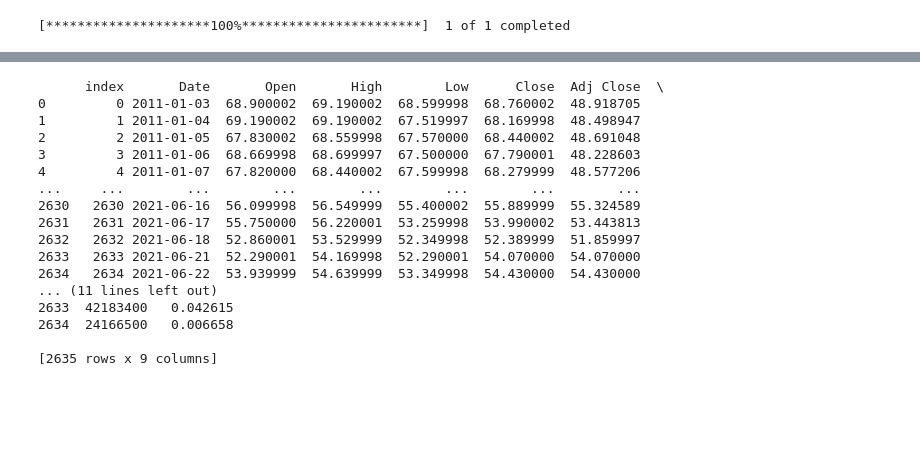
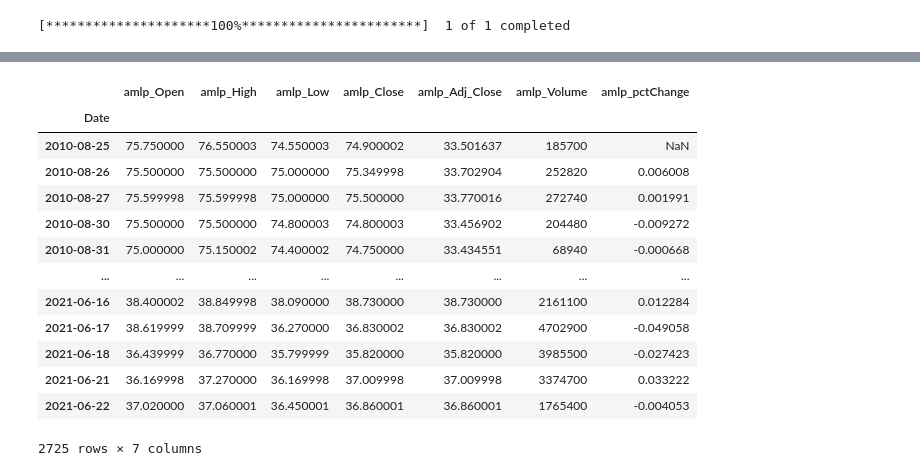
Before and after one commit to jvallikalam1/Project-3, a Jupyter notebook: Project 3.ipynb, the cells around one changed output, grey strips where cells are left out. Drawn from its saved outputs; the diff is of its cells as text; code cells hidden in the pictures; blank space fills up the shorter version.

```diff
--- a/Project 3.ipynb
+++ b/Project 3.ipynb
@@ -47,6 +47,6 @@ xop_df = yf.download("XOP", start="2011-01-01", end="2021-06-23")
 # %% [output]
 [*********************100%***********************]  1 of 1 completed
 # %%
-amlp_df = yf.download("AMLP", start="2011-01-01", end="2021-06-23")
+amlp_df = yf.download("AMLP", start="2010-01-01", end="2021-06-23")
 # %% [output]
 [*********************100%***********************]  1 of 1 completed
@@ -135,22 +116,21 @@ plt.show()
 # %%
-amlp_df = xle_df.reset_index()
+amlp_df = amlp_df.reset_index()
 amlp_df["pctChange"]=amlp_df["Adj Close"].pct_change()
-print(amlp_df)
+amlp_df.columns=['Date','amlp_Open','amlp_High','amlp_Low','amlp_Close','amlp_Adj_Close','amlp_Volume','amlp_pctChange']
+amlp_df.set_index('Date', inplace=True)
+amlp_df
 # %% [output]
+|  | amlp_Open | amlp_High | amlp_Low | amlp_Close | amlp_Adj_Close | amlp_Volume | amlp_pctChange |
+| Date |  |  |  |  |  |  |  |
+| 2010-08-25 | 75.750000 | 76.550003 | 74.550003 | 74.900002 | 33.501637 | 185700 | NaN |
+| 2010-08-26 | 75.500000 | 75.500000 | 75.000000 | 75.349998 | 33.702904 | 252820 | 0.006008 |
+| 2010-08-27 | 75.599998 | 75.599998 | 75.000000 | 75.500000 | 33.770016 | 272740 | 0.001991 |
+| 2010-08-30 | 75.500000 | 75.500000 | 74.800003 | 74.800003 | 33.456902 | 204480 | -0.009272 |
+| 2010-08-31 | 75.000000 | 75.150002 | 74.400002 | 74.750000 | 33.434551 | 68940 | -0.000668 |
+| ... | ... | ... | ... | ... | ... | ... | ... |
+| 2021-06-16 | 38.400002 | 38.849998 | 38.090000 | 38.730000 | 38.730000 | 2161100 | 0.012284 |
+| 2021-06-17 | 38.619999 | 38.709999 | 36.270000 | 36.830002 | 36.830002 | 4702900 | -0.049058 |
+| 2021-06-18 | 36.439999 | 36.770000 | 35.799999 | 35.820000 | 35.820000 | 3985500 | -0.027423 |
+| 2021-06-21 | 36.169998 | 37.270000 | 36.169998 | 37.009998 | 37.009998 | 3374700 | 0.033222 |
+| 2021-06-22 | 37.020000 | 37.060001 | 36.450001 | 36.860001 | 36.860001 | 1765400 | -0.004053 |
-      index       Date       Open       High        Low      Close  Adj Close  \
-0         0 2011-01-03  68.900002  69.190002  68.599998  68.760002  48.918705
-1         1 2011-01-04  69.190002  69.190002  67.519997  68.169998  48.498947
-2         2 2011-01-05  67.830002  68.559998  67.570000  68.440002  48.691048
-3         3 2011-01-06  68.669998  68.699997  67.500000  67.790001  48.228603
-4         4 2011-01-07  67.820000  68.440002  67.599998  68.279999  48.577206
-...     ...        ...        ...        ...        ...        ...        ...
-2630   2630 2021-06-16  56.099998  56.549999  55.400002  55.889999  55.324589
-2631   2631 2021-06-17  55.750000  56.220001  53.259998  53.990002  53.443813
-2632   2632 2021-06-18  52.860001  53.529999  52.349998  52.389999  51.859997
-2633   2633 2021-06-21  52.290001  54.169998  52.290001  54.070000  54.070000
-2634   2634 2021-06-22  53.939999  54.639999  53.349998  54.430000  54.430000
-... (11 lines left out)
-2633  42183400   0.042615
-2634  24166500   0.006658
-
-[2635 rows x 9 columns]
+2725 rows × 7 columns
```
Also changed, not shown: parts of 17 cells of this notebook.
